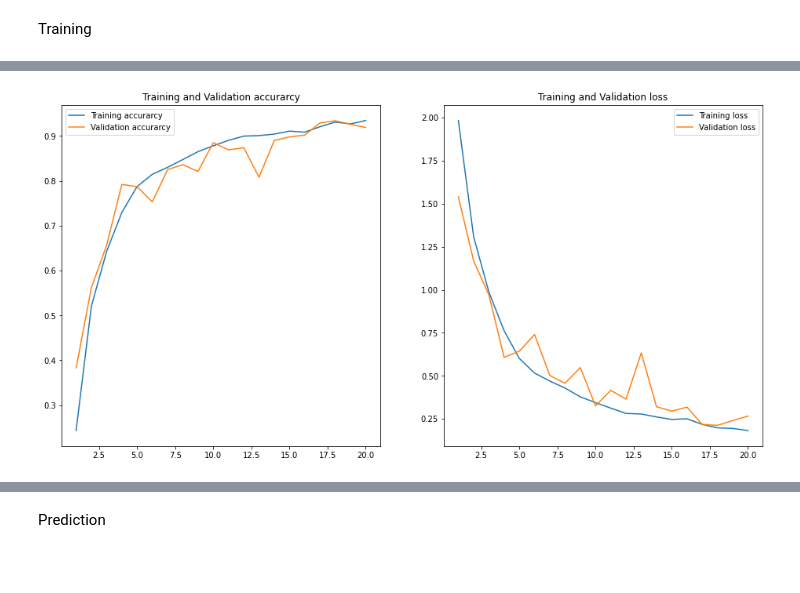
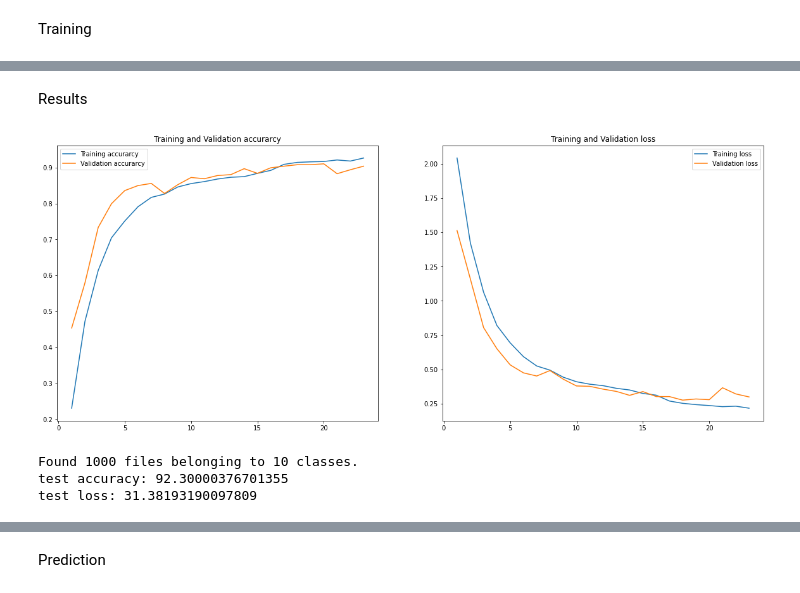
Before and after one commit to debkanchan/tomato-leaf-disease-detection, a Jupyter notebook: debkanchan.ipynb, the cells around one changed output, grey strips where cells are left out. Drawn from its saved outputs; the diff is of its cells as text; code cells hidden in the pictures; blank space fills up the shorter version.

```diff
--- a/debkanchan.ipynb
+++ b/debkanchan.ipynb
@@ -9,7 +9,7 @@ print(tf.__version__)
 Declare constants
 # %%
 DATASET_DIR= "./data/tomato"
-EPOCHS = 20
+EPOCHS = 50
 BATCH_SIZE = 32
 IMAGE_HEIGHT = 128
 IMAGE_WIDTH = 128
@@ -108,7 +79,7 @@ data_augmentation = keras.Sequential([
 Image Preprocessing pipeline
 # %%
 preprocessing = keras.Sequential([
-    keras.layers.Reshape(IMAGE_SHAPE),
+    keras.layers.Resizing(IMAGE_HEIGHT, IMAGE_WIDTH),
     keras.layers.Rescaling(1./255),
 ])
 # %% [markdown]
@@ -144,6 +115,6 @@ Build The CNN
 # %%
 model = keras.models.Sequential([
-    keras.layers.Input(shape=(128, 128, 3)),
+    keras.layers.Input(shape=(None, None, 3)),
 
     preprocessing,
     # data_augmentation,
@@ -152,19 +123,19 @@ model = keras.models.Sequential([
     keras.layers.MaxPooling2D(),
 
     keras.layers.Conv2D(64, 3, padding="same", activation="relu"),
-    keras.layers.MaxPooling2D(4),
+    keras.layers.MaxPooling2D(),
 
     keras.layers.Conv2D(128, 3, padding="same", activation="relu"),
-    # keras.layers.MaxPooling2D(),
+    keras.layers.MaxPooling2D(),
 
-    keras.layers.Dropout(0.2),
+    # keras.layers.Dropout(0.2),
 
     keras.layers.GlobalAveragePooling2D(),
 
     keras.layers.Dense(128, activation="relu"),
-    keras.layers.Dropout(0.2),
-    keras.layers.Dense(64, activation="relu"),
-    keras.layers.Dropout(0.2),
+    keras.layers.Dropout(0.25),
+    # keras.layers.Dense(64, activation="relu"),
+    # keras.layers.Dropout(0.2),
 
     keras.layers.Dense(NUM_CLASSES, activation="softmax")
 ])
@@ -229,29 +200,46 @@ Epoch 20/20
+# %% [markdown]
+Results
 # %%
 from matplotlib import pyplot as plt
 
 acc = history.history["sparse_categorical_accuracy"]
 val_acc = history.history["val_sparse_categorical_accuracy"]
 loss = history.history["loss"]
 val_loss = history.history["val_loss"]
 epochs = range(1, len(acc) + 1)
 
 # Train and validation accuracy
-plt.figure(figsize=(16, 8))
+plt.figure(figsize=(20, 8))
 plt.subplot(1, 2, 1)
-# plt.ylim((0, 1))
+plt.ylim((0, 1))
 plt.plot(epochs, acc, label="Training accurarcy")
 plt.plot(epochs, val_acc, label="Validation accurarcy")
 plt.title("Training and Validation accurarcy")
 plt.legend()
 
 # Train and validation loss
 plt.subplot(1, 2, 2)
 
 plt.plot(epochs, loss, label="Training loss")
 plt.plot(epochs, val_loss, label="Validation loss")
 plt.title("Training and Validation loss")
 plt.legend()
 plt.show()
 # %% [output]
-[figure, old version]
+[figure, new version]
+# %%
+test_ds = keras.utils.image_dataset_from_directory(
+  F"{DATASET_DIR}/valid",
+  # image_size=(IMAGE_HEIGHT, IMAGE_WIDTH),
+  # batch_size=BATCH_SIZE,
+)
+
+results = model.evaluate(test_ds, verbose=0)
+
+print("test accuracy:", results[1]*100)
+print("test loss:", results[0]*100)
+# %% [output]
+Found 1000 files belonging to 10 classes.
+test accuracy: 92.30000376701355
+test loss: 31.38193190097809
 # %%
```
Also changed, not shown: parts of 8 cells of this notebook.
